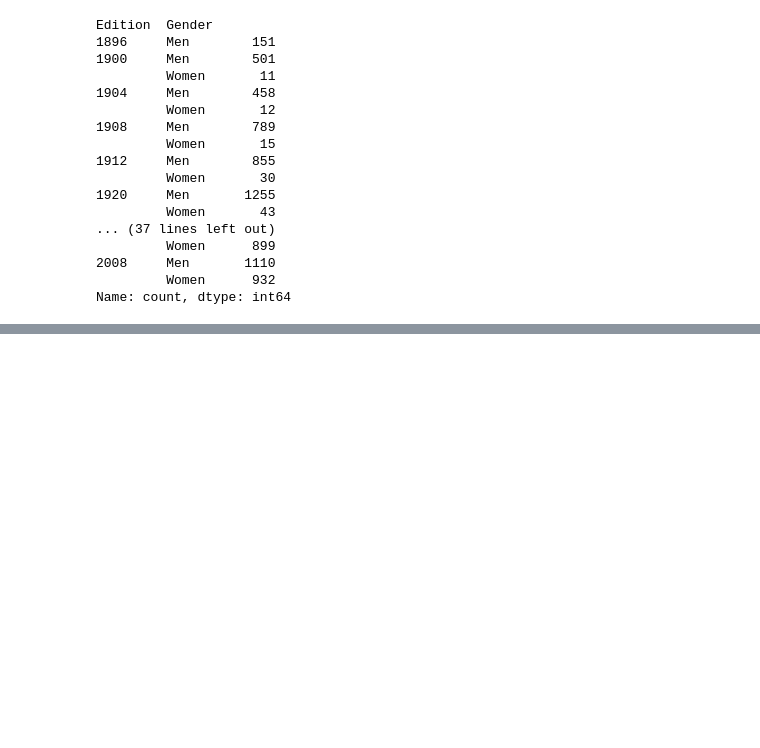
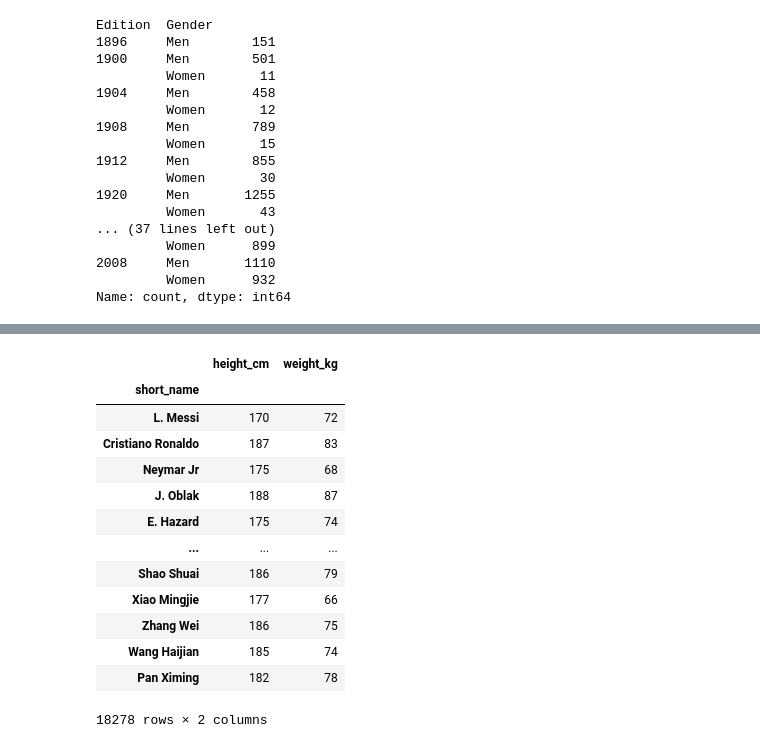
Before and after one commit to mohamedeld/Exploratory-Data-Analysis-using-Python, a Jupyter notebook: data grouping.ipynb, the cells around one changed output, grey strips where cells are left out. Saved outputs shown, nothing was run; the diff lists cells and outputs as text; code cells hidden in the pictures; blank space fills up the shorter version.

```diff
--- a/data grouping.ipynb
+++ b/data grouping.ipynb
@@ -188,0 +219,17 @@ Name: count, dtype: int64
+# %%
+fifa.set_index("short_name")[["height_cm", "weight_kg"]]
+# %% [output]
+|  | height_cm | weight_kg |
+| short_name |  |  |
+| L. Messi | 170 | 72 |
+| Cristiano Ronaldo | 187 | 83 |
+| Neymar Jr | 175 | 68 |
+| J. Oblak | 188 | 87 |
+| E. Hazard | 175 | 74 |
+| ... | ... | ... |
+| Shao Shuai | 186 | 79 |
+| Xiao Mingjie | 177 | 66 |
+| Zhang Wei | 186 | 75 |
+| Wang Haijian | 185 | 74 |
+| Pan Ximing | 182 | 78 |
+18278 rows × 2 columns
```
Also changed, not shown: parts of 8 cells of this notebook.
